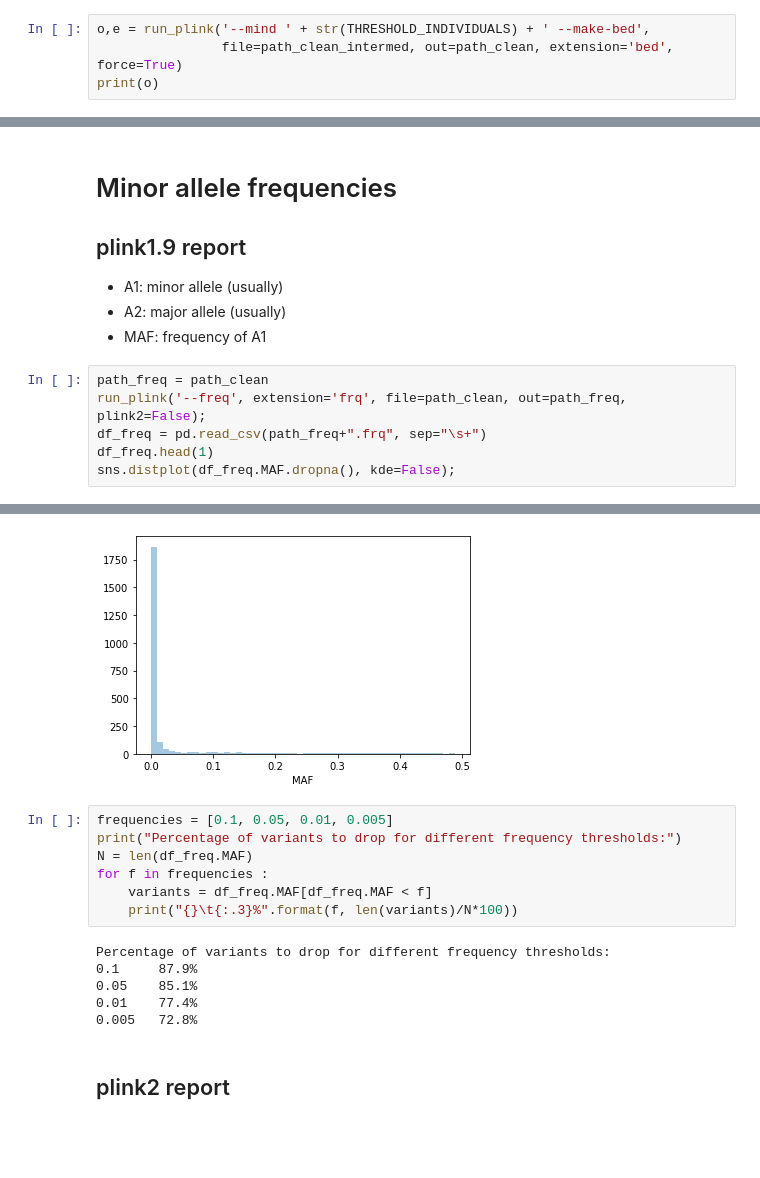
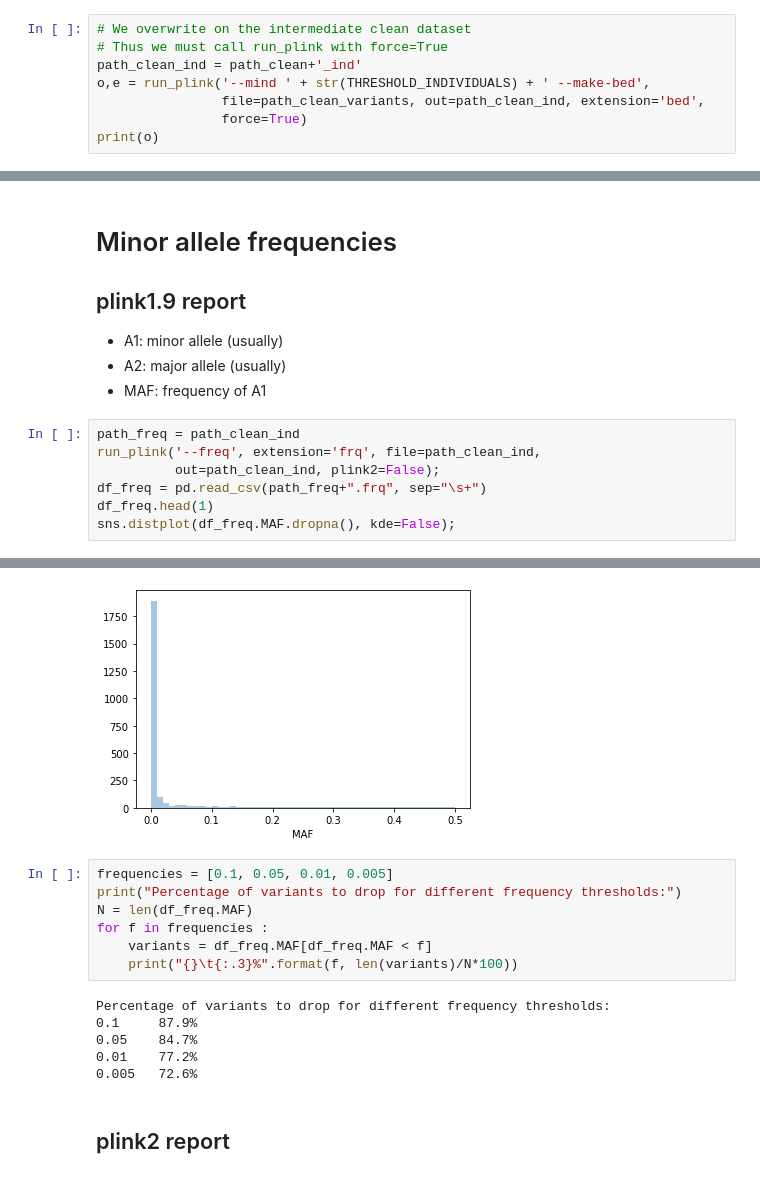
Before and after one commit to matthiaszeller/HBV, a Jupyter notebook: Host data.ipynb, the cells around one changed output, grey strips where cells are left out. Saved outputs shown, nothing was run; the diff lists cells and outputs as text; blank space fills up the shorter version.

```diff
--- a/Host data.ipynb
+++ b/Host data.ipynb
@@ -245,6 +262,10 @@ End time: Sun Aug 11 19:51:52 2019
 # %%
+# We overwrite on the intermediate clean dataset
+# Thus we must call run_plink with force=True
+path_clean_ind = path_clean+'_ind'
 o,e = run_plink('--mind ' + str(THRESHOLD_INDIVIDUALS) + ' --make-bed',
-                file=path_clean_intermed, out=path_clean, extension='bed', force=True)
+                file=path_clean_variants, out=path_clean_ind, extension='bed',
+                force=True)
 print(o)
 # %% [output]
 PLINK v2.00a2LM 64-bit Intel (31 Jul 2019)     www.cog-genomics.org/plink/2.0/
@@ -294,8 +314,9 @@ run_plink: command '--missing', the file 'data/plink/host_reduced_clean.vmiss' a
 * A2: major allele (usually)
 * MAF: frequency of A1
 # %%
-path_freq = path_clean
-run_plink('--freq', extension='frq', file=path_clean, out=path_freq, plink2=False);
+path_freq = path_clean_ind
+run_plink('--freq', extension='frq', file=path_clean_ind,
+          out=path_clean_ind, plink2=False);
 df_freq = pd.read_csv(path_freq+".frq", sep="\s+")
 df_freq.head(1)
 sns.distplot(df_freq.MAF.dropna(), kde=False);
@@ -304,4 +326,4 @@ run_plink: command '--freq', the file 'data/plink/host_reduced_clean.frq' alread
-[figure, old version]
+[figure, new version]
 # %%
 frequencies = [0.1, 0.05, 0.01, 0.005]
 print("Percentage of variants to drop for different frequency thresholds:")
@@ -312,9 +334,9 @@ for f in frequencies :
 # %% [output]
 Percentage of variants to drop for different frequency thresholds:
 0.1     87.9%
-0.05    85.1%
-0.01    77.4%
-0.005   72.8%
+0.05    84.7%
+0.01    77.2%
+0.005   72.6%
 # %% [markdown]
 ## plink2 report
 # %%
```
Also changed, not shown: parts of 22 cells of this notebook, 1 other file.
